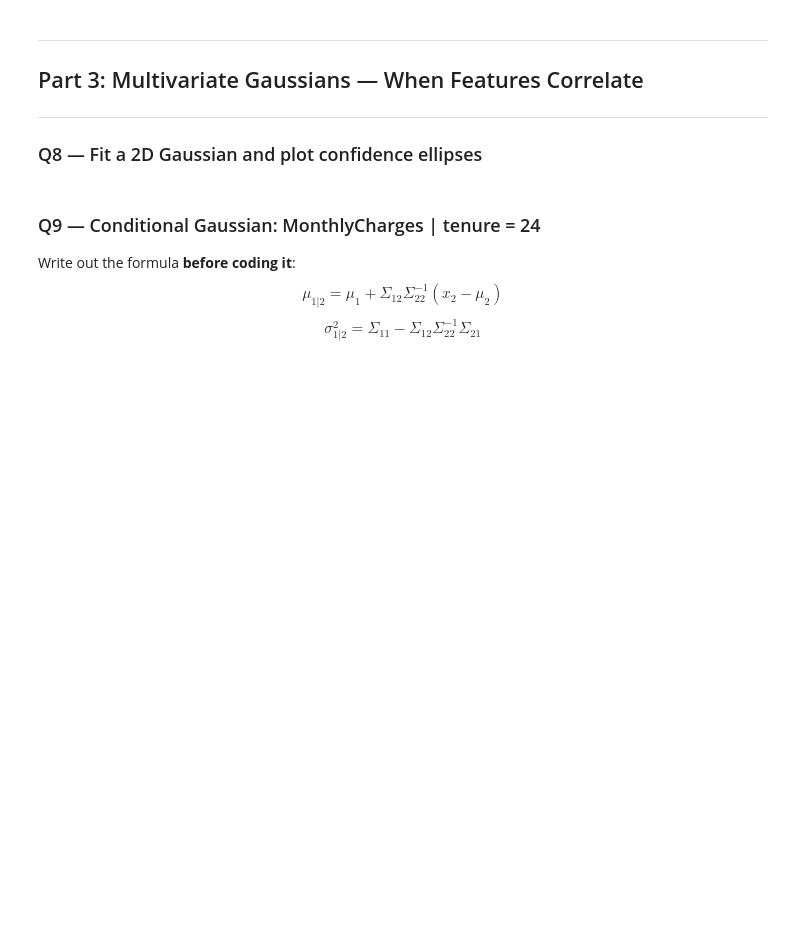
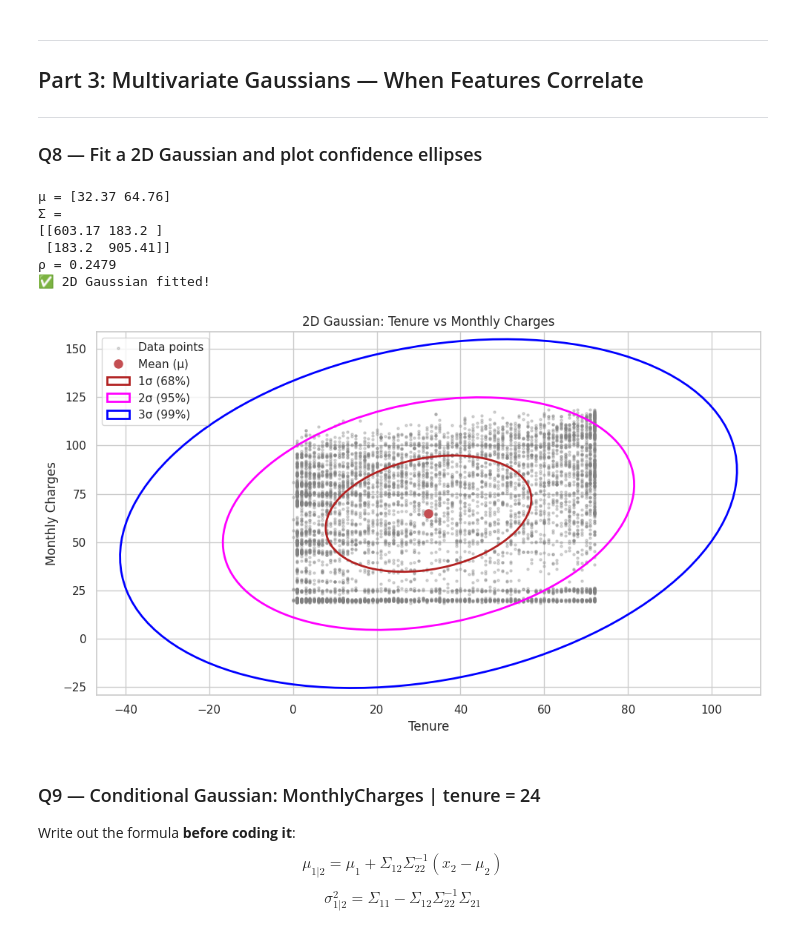
Before and after one commit to AshutoshDhungana/Fusemachine_AiFellowship, a Jupyter notebook: Wk6_Probabilistic_Model/W6_Probabilistic_Models_Assignment.ipynb, the cells around one changed output. Drawn from its saved outputs; the diff is of its cells as text; code cells hidden in the pictures; blank space fills up the shorter version.

Commit message:
Final Completed notebook with all cells running

```diff
--- a/Wk6_Probabilistic_Model/W6_Probabilistic_Models_Assignment.ipynb
+++ b/Wk6_Probabilistic_Model/W6_Probabilistic_Models_Assignment.ipynb
@@ -407,15 +423,14 @@ import matplotlib.transforms as transforms
 features_2d = ['tenure', 'MonthlyCharges']
 X_2d = df[features_2d].values.astype(float)
 
-# YOUR CODE HERE
-# Compute the empirical mean vector and covariance matrix
+# Compute empirical mean vector and covariance matrix
+mu_2d    = np.mean(X_2d, axis=0)
+Sigma_2d = np.cov(X_2d.T)
+
 # Report correlation ρ = Σ_12 / sqrt(Σ_11 * Σ_22)
-mu_2d    = None   # np.mean over axis=0
-Sigma_2d = None   # np.cov(X_2d.T)
-rho      = None   # correlation coefficient
-raise NotImplementedError("Compute mu_2d, Sigma_2d, rho")
+rho = Sigma_2d[0, 1] / (np.sqrt(Sigma_2d[0, 0] * Sigma_2d[1, 1]))
 
-# ── SELF-CHECK ────────────────────────────────────────────────────────────────
+# ── SELF-CHECK ────────────────────────────────────────────────
 assert mu_2d.shape    == (2,),    f"mu should have shape (2,), got {mu_2d.shape}"
 assert Sigma_2d.shape == (2, 2),  f"Sigma should be 2x2, got {Sigma_2d.shape}"
 assert -1 < rho < 1,              f"rho should be between -1 and 1, got {rho:.4f}"
@@ -423,25 +438,46 @@ print(f"μ = {np.round(mu_2d, 2)}")
 print(f"Σ = \n{np.round(Sigma_2d, 2)}")
 print(f"ρ = {rho:.4f}")
 print("✅ 2D Gaussian fitted!")
+# %% [output]
+μ = [32.37 64.76]
+Σ =
+[[603.17 183.2 ]
+ [183.2  905.41]]
+ρ = 0.2479
+✅ 2D Gaussian fitted!
 # %%
-# YOUR CODE HERE — plot scatter + 1σ, 2σ, 3σ confidence ellipses
-# Use the confidence_ellipse function pattern from the session notebook
-
 def confidence_ellipse(mu, cov, ax, n_std=1.0, facecolor='none', **kwargs):
     w, v    = np.linalg.eigh(cov)
     angle   = np.degrees(np.arctan2(v[1, 0], v[0, 0]))
     ell     = Ellipse((0, 0),
                       width=2*n_std*np.sqrt(w[0]),
                       height=2*n_std*np.sqrt(w[1]),
                       angle=angle, facecolor=facecolor, **kwargs)
     t = transforms.Affine2D().translate(*mu) + ax.transData
     ell.set_transform(t)
     return ax.add_patch(ell)
 
 fig, ax = plt.subplots(figsize=(10, 6))
-# YOUR CODE HERE: scatter plot with 1σ/2σ/3σ ellipses and mean marker
-raise NotImplementedError("Plot scatter + confidence ellipses")
+
+# Scatter plot
+ax.scatter(X_2d[:, 0], X_2d[:, 1], s=5, alpha=0.3, label='Data points', color='gray')
+
+# Plot mean
+ax.plot(mu_2d[0], mu_2d[1], 'ro', markersize=8, label='Mean (μ)')
+
+# Plot 1σ, 2σ, 3σ ellipses
+confidence_ellipse(mu_2d, Sigma_2d, ax, n_std=1.0, edgecolor='firebrick', label='1σ (68%)', lw=2)
+confidence_ellipse(mu_2d, Sigma_2d, ax, n_std=2.0, edgecolor='fuchsia',   label='2σ (95%)', lw=2)
+confidence_ellipse(mu_2d, Sigma_2d, ax, n_std=3.0, edgecolor='blue',      label='3σ (99%)', lw=2)
+
+ax.set_xlabel('Tenure')
+ax.set_ylabel('Monthly Charges')
+ax.set_title('2D Gaussian: Tenure vs Monthly Charges')
+ax.legend()
+
 plt.tight_layout(); plt.show()
+# %% [output]
+[figure, added]
 # %% [markdown]
 ### Q9 — Conditional Gaussian: MonthlyCharges | tenure = 24
 
```
Also changed, not shown: parts of 35 cells of this notebook.
